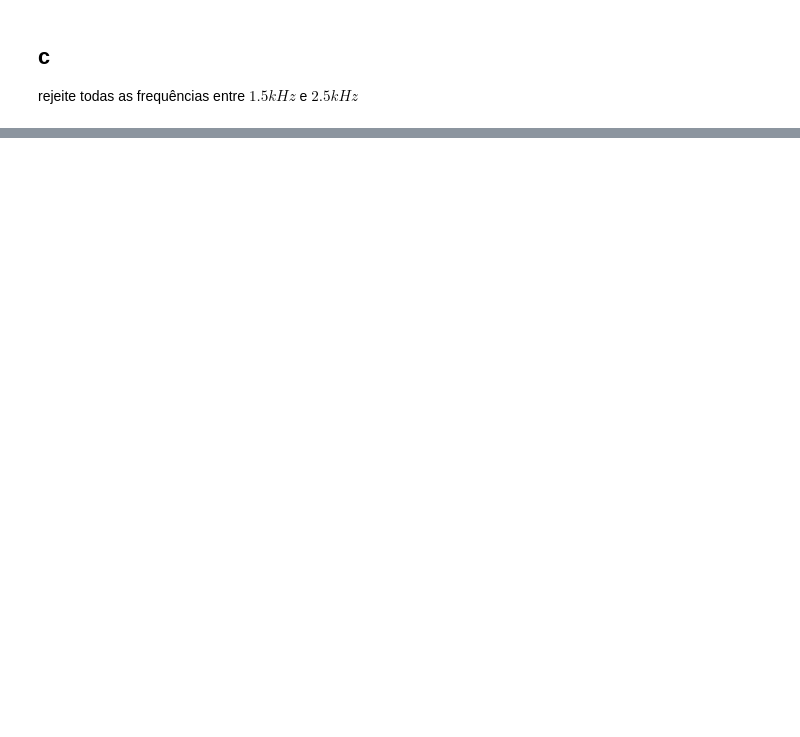
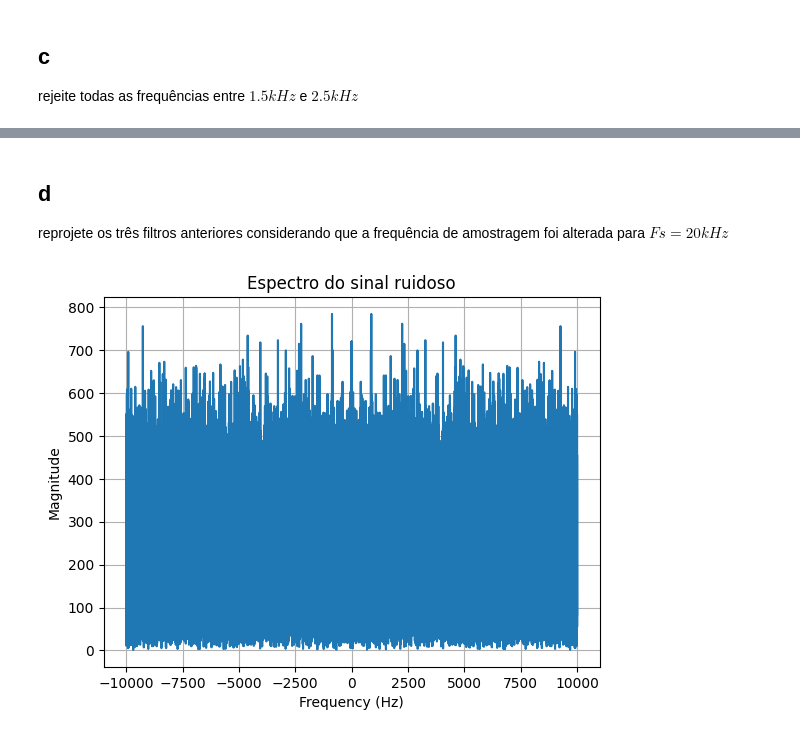
Before and after one commit to andrevale99/STD_DCA0107, a Jupyter notebook: U2/Lista_05/lista_05.ipynb, the cells around one changed output, grey strips where cells are left out. Cells and saved outputs as stored; diff of their text form; code cells hidden in the pictures; blank space fills up the shorter version.

```diff
--- a/U2/Lista_05/lista_05.ipynb
+++ b/U2/Lista_05/lista_05.ipynb
@@ -112,0 +110,16 @@ plotspec(sinal_filtrado_bp, Ts, "Passa Baixa")
+# %% [markdown]
+## d
+reprojete os três filtros anteriores considerando que a frequência
+de amostragem foi alterada para $Fs = 20 kHz$
+# %%
+# Parâmetros
+time = 3  # Duração do sinal
+Fs = 20000 # Frequencia de amostragem (Hz)
+Ts = 1 / Fs  # Intervalo de amostragem
+N = int(time / Ts)  # Número de amostras
+sinal_ruidoso = np.random.randn(N)  # Gera o sinal de ruído branco
+
+
+plotspec(sinal_ruidoso, Ts, "Espectro do sinal ruidoso")
+# %% [output]
+[figure, added]
```
Also changed, not shown: parts of 7 cells of this notebook.
